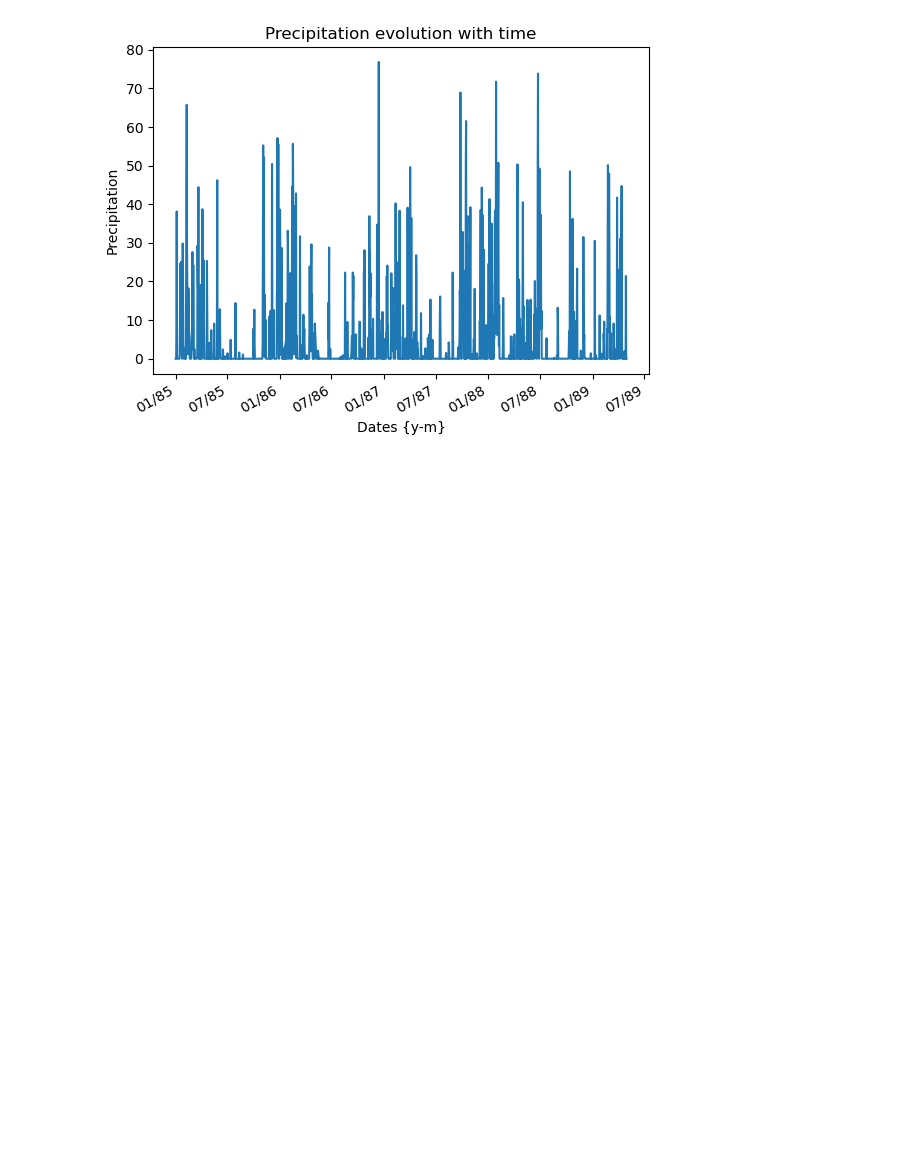
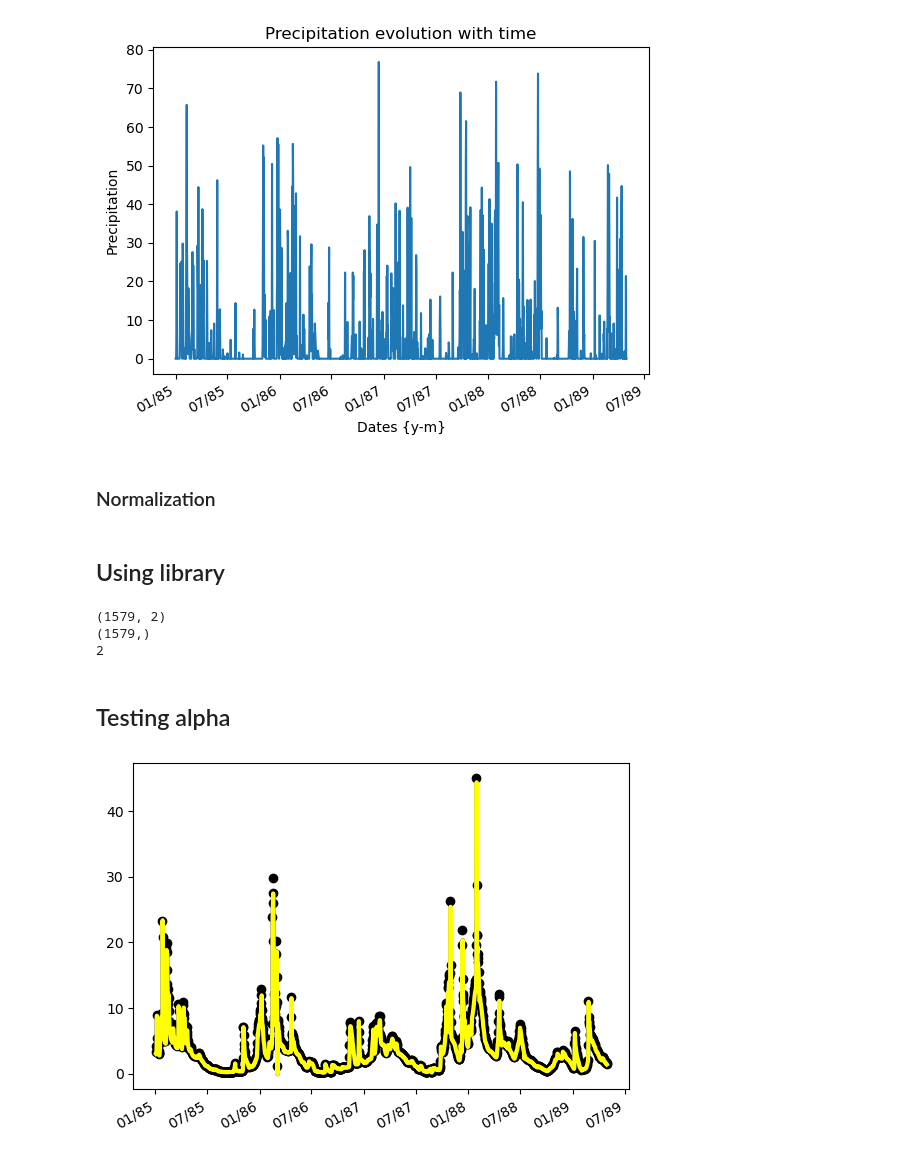
Before and after one commit to Barb02/TAA_ForecastingRiverDischarge, a Jupyter notebook: withRD.ipynb, the cells around one changed output. Drawn from its saved outputs; the diff is of its cells as text; code cells hidden in the pictures; blank space fills up the shorter version.

Commit message:
ridge and mean squares looking sus

```diff
--- a/withRD.ipynb
+++ b/withRD.ipynb
@@ -60,3 +62,5 @@ plt.ylabel("Precipitation")
 # %% [output]
 Text(0, 0.5, 'Precipitation')
 [figure]
+# %% [markdown]
+### Normalization
@@ -62,0 +74,34 @@ Text(0, 0.5, 'Precipitation')
+# %% [markdown]
+## Using library
+# %%
+rdT = np.array([rd[1:-1],rd[0:-2]])
+rdT = rdT.transpose()
+print(rdT.shape)
+y = rd[2:]
+print(y.shape)
+
+reg = linear_model.LinearRegression()
+reg.fit(rdT,y)
+
+theta = reg.coef_
+
+ridge_reg = linear_model.Ridge(alpha=.5)
+ridge_reg.fit(rdT,y)
+
+thetaRidge = ridge_reg.coef_
+# %% [output]
+(1579, 2)
+(1579,)
+2
+# %% [markdown]
+## Testing alpha
+# %%
+p = np.dot(rdT,theta)
+plt.scatter(plotDates[2:], y, color="black")
+plt.plot(plotDates[2:], p, color="blue", linewidth=3)
+p2 = np.dot(rdT,thetaRidge)
+plt.plot(plotDates[2:], p2, color="yellow", linewidth=3)
+plt.gca().xaxis.set_major_formatter(mdates.DateFormatter('%m/%y'))
+plt.gcf().autofmt_xdate()
+# %% [output]
+[figure, added]
```
Also changed, not shown: parts of 3 cells of this notebook, 1 other file.
